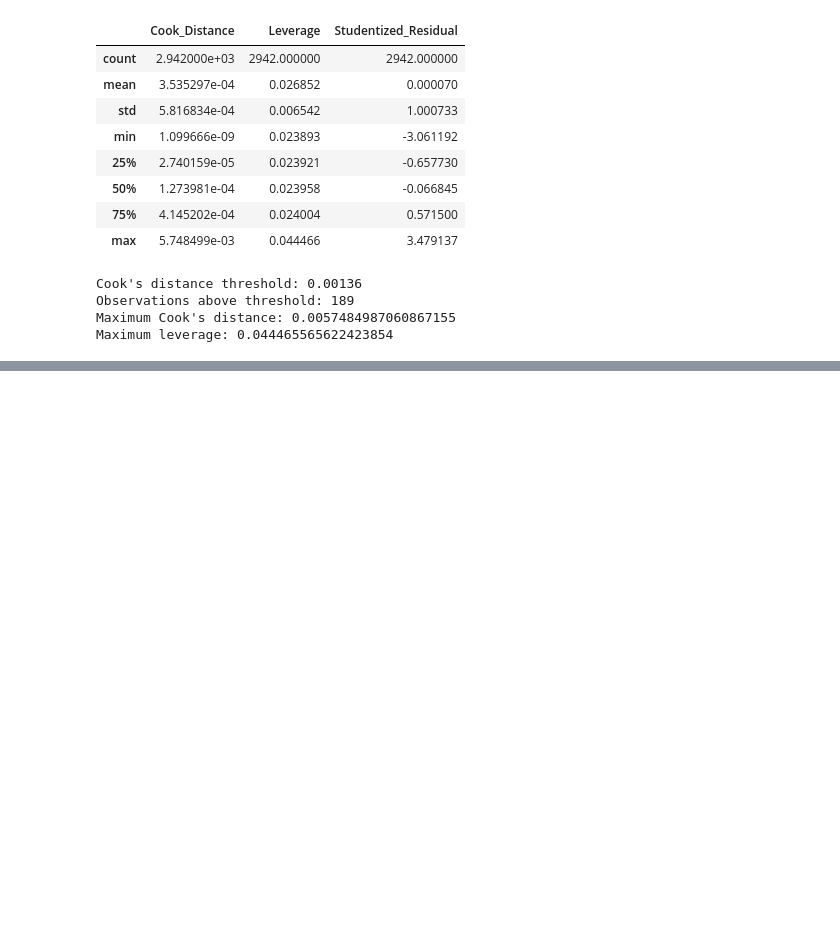
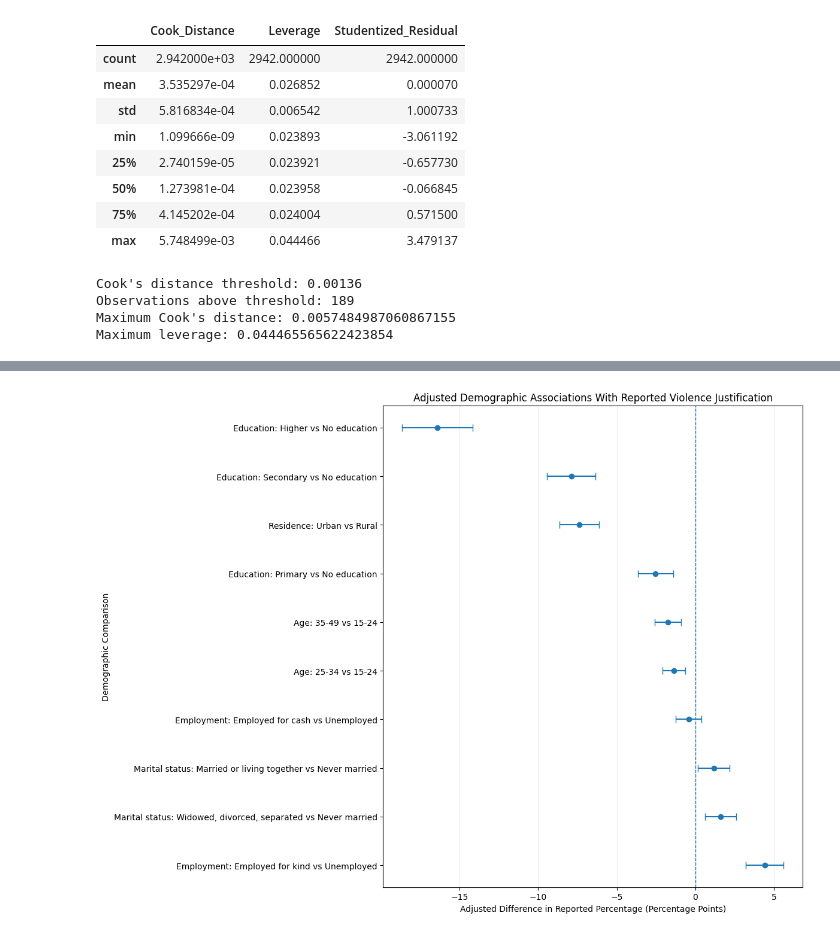
Before and after one commit to Wadhare-Isaac/Understanding-Attitudes-Toward-Violence-Against-Women-and-Girls, a Jupyter notebook: Notebook/Gender Analysis.ipynb, the cells around one changed output, grey strips where cells are left out. Saved outputs shown, nothing was run; the diff lists cells and outputs as text; code cells hidden in the pictures; blank space fills up the shorter version.

```diff
--- a/Notebook/Gender Analysis.ipynb
+++ b/Notebook/Gender Analysis.ipynb
@@ -4099,0 +4771,17 @@ Maximum leverage: 0.044465565622423854
+# %%
+final_adjusted_effects = pd.concat(
+    [
+        edu_final,
+        age_final,
+        res_final,
+        emp_final,
+        marital_final
+    ],
+    ignore_index=True
+)
+
+final_adjusted_effects["Significant"] = (
+    final_adjusted_effects["p_value"] < 0.05
+)
+
+final_adjusted_effects
@@ -4099,0 +4810,72 @@ Maximum leverage: 0.044465565622423854
+# %%
+import matplotlib.pyplot as plt
+import numpy as np
+
+plot_df = final_adjusted_effects.copy()
+
+# Readable labels
+plot_df["Label"] = (
+    plot_df["Dimension"]
+    + ": "
+    + plot_df["Category"]
+    + " vs "
+    + plot_df["Reference"]
+)
+
+# Put strongest negative effects toward the bottom
+plot_df = (
+    plot_df
+    .sort_values("Coefficient", ascending=False)
+    .reset_index(drop=True)
+)
+
+y = np.arange(len(plot_df))
+
+lower_error = (
+    plot_df["Coefficient"] - plot_df["CI_Lower"]
+)
+
+upper_error = (
+    plot_df["CI_Upper"] - plot_df["Coefficient"]
+)
+
+plt.figure(figsize=(12, 9))
+
+plt.errorbar(
+    plot_df["Coefficient"],
+    y,
+    xerr=[lower_error, upper_error],
+    fmt="o",
+    capsize=4
+)
+
+plt.axvline(
+    0,
+    linestyle="--",
+    linewidth=1
+)
+
+plt.yticks(
+    y,
+    plot_df["Label"]
+)
+
+plt.xlabel(
+    "Adjusted Difference in Reported Percentage (Percentage Points)"
+)
+
+plt.ylabel("Demographic Comparison")
+
+plt.title(
+    "Adjusted Demographic Associations With Reported Violence Justification"
+)
+
+plt.grid(
+    axis="x",
+    alpha=0.25
+)
+
+plt.tight_layout()
+plt.show()
+# %% [output]
+[figure, added]
```
Also changed, not shown: parts of 36 cells of this notebook, 3 other files.
